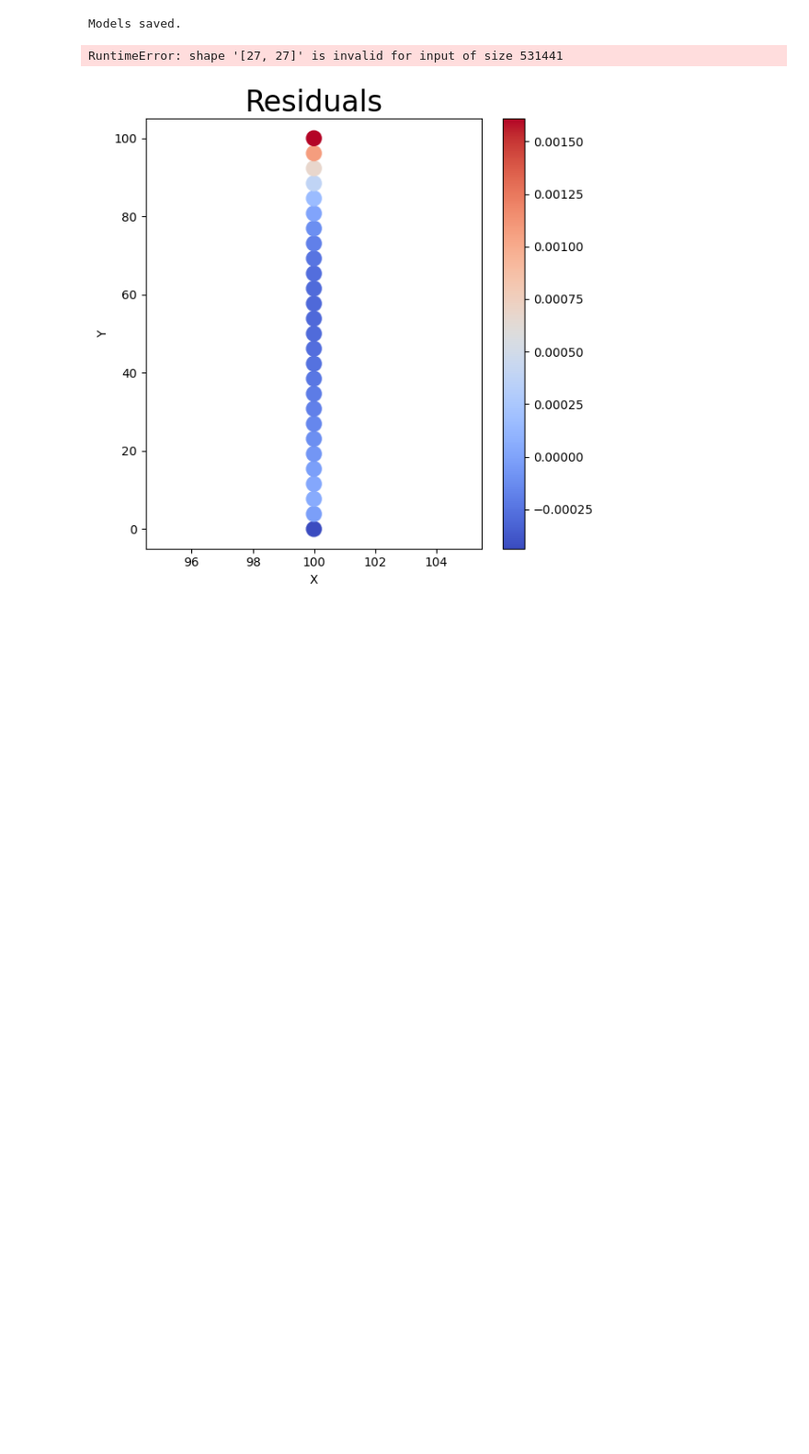
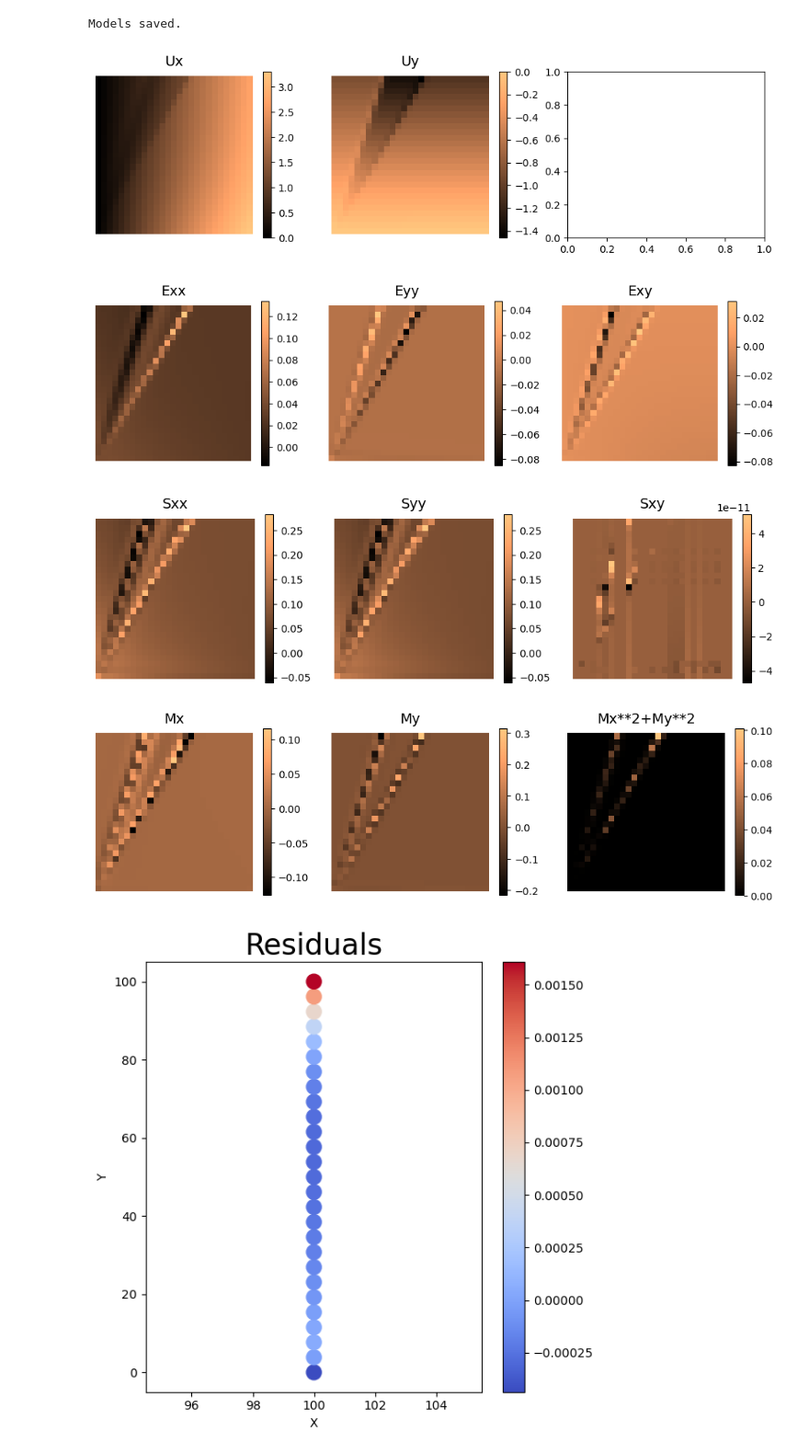
Before and after one commit to bonneted/pinn-cm, a Jupyter notebook: UQ/thin_plate.ipynb, the cells around one changed output. Shown at 92% size. Cells and saved outputs as stored; diff of their text form; code cells hidden in the pictures; blank space fills up the shorter version.

```diff
--- a/UQ/thin_plate.ipynb
+++ b/UQ/thin_plate.ipynb
@@ -595,27 +600,29 @@ y_plot = np.linspace(0, Lmax, int(N))
 X_plot, Y_plot = np.meshgrid(x_plot, y_plot)
 
 # Create a meshgrid of points
-points = np.column_stack((X_plot.ravel(), Y_plot.ravel()))
-points_tensor = torch.tensor(points).float().to(device)
-points_tensor.requires_grad = True
+Xinput = np.column_stack((X_plot.ravel(), Y_plot.ravel()))
+Xtorch = torch.tensor(Xinput).float().to(device)
+Xtorch.requires_grad = True
 
 
-Ux_mean_plot = Ux_mean(points_tensor).flatten()
-Uy_mean_plot = Uy_mean(points_tensor).flatten()
-Ux_coeffs_plot = Ux_coeffs(points_tensor).T
-Uy_coeffs_plot = Uy_coeffs(points_tensor).T
+Ux_mean_plot = Ux_mean(Xtorch).flatten()
+Uy_mean_plot = Uy_mean(Xtorch).flatten()
+Ux_coeffs_plot = Ux_coeffs(Xtorch).T
+Uy_coeffs_plot = Uy_coeffs(Xtorch).T
 
-Ux_mean_plot, Uy_mean_plot = Enforce_BC(points_tensor,Ux_mean_plot,Uy_mean_plot)
-Ux_coeffs_plot, Uy_coeffs_plot = Enforce_BC(points_tensor,Ux_coeffs_plot,Uy_coeffs_plot)
+Ux_mean_plot, Uy_mean_plot = Enforce_BC(Xtorch,Ux_mean_plot,Uy_mean_plot)
+Ux_coeffs_plot, Uy_coeffs_plot = Enforce_BC(Xtorch,Ux_coeffs_plot,Uy_coeffs_plot)
 Ux_std_plot = torch.sqrt(torch.sum(Ux_coeffs_plot**2, dim=0))
 Uy_std_plot = torch.sqrt(torch.sum(Uy_coeffs_plot**2, dim=0))
 
-C11_plot = C11[:,:,0].ravel()
-C33_plot = C33[:,:,0].ravel()
-E_means = E_nn((Ux_mean_plot,Uy_mean_plot),points_tensor)
+C11_plot = C_data[0][:,:,0].ravel()
+C33_plot = C_data[1][:,:,0].ravel()
+C_data_plot = [C[:,:,0].ravel() for C in C_data]
+
+E_means = E_nn((Ux_mean_plot,Uy_mean_plot),Xtorch)
 S_means = S_nn(E_means, C11_plot, C33_plot)
 
-M_plot = compute_PDE(points_tensor, E_means, C_data)
+M_plot = compute_PDE(Xtorch, E_means, C_data_plot)
 PDE_loss = M_plot[0]**2 + M_plot[1]**2
 M_plot.append(PDE_loss)
 
@@ -636,7 +643,7 @@ Uy_std_plot = Uy_std_plot.reshape(N, N).cpu().detach().numpy()
 
 
 with torch.no_grad():
-    Ux_pred, Uy_pred = U_nn(points_tensor, xi[0], Ux_mean, Ux_coeffs, Uy_mean, Uy_coeffs, Enforce_BC)
+    Ux_pred, Uy_pred = U_nn(Xtorch, xi[0], Ux_mean, Ux_coeffs, Uy_mean, Uy_coeffs, Enforce_BC)
 Ux_pred = Ux_pred.reshape(N, N).cpu().numpy()
 Uy_pred = Uy_pred.reshape(N, N).cpu().numpy()
 
@@ -652,34 +659,37 @@ def pcolor_plot(AX, X, Y, C, title,colormap="copper",**kwargs):
     AX.axis("off")
     AX.set_title(title, fontsize=14)
     return im
 
 
 # fig,ax = plot_field(Mx_plot,My_plot)
 # fig.suptitle('Mx', fontsize=24, y=1.05)
 
 fig, ax = plt.subplots(1, 3, figsize=(12, 3), dpi=100)
 
 for i in range(2):
     im = pcolor_plot(ax[i], X_plot, Y_plot, [Ux_mean_plot, Uy_mean_plot][i],  ["Ux", "Uy"][i])
     fig.colorbar(im, ax=ax[i])
 
 fig, ax = plt.subplots(1, 3, figsize=(12, 3), dpi=100)
 for i in range(3):
     im = pcolor_plot(ax[i], X_plot, Y_plot, E_means[i],  ["Exx", "Eyy", "Exy"][i])
     fig.colorbar(im, ax=ax[i])
 
 fig, ax = plt.subplots(1, 3, figsize=(12, 3), dpi=100)
 for i in range(3):
     im = pcolor_plot(ax[i], X_plot, Y_plot, S_means[i],  ["Sxx", "Syy", "Sxy"][i])
     fig.colorbar(im, ax=ax[i])
 
 
 fig, ax = plt.subplots(1, 3, figsize=(12, 3), dpi=100)
 for i in range(3):
     im = pcolor_plot(ax[i], X_plot, Y_plot, M_plot[i],  ["Mx", "My","Mx**2+My**2"][i])
     fig.colorbar(im, ax=ax[i])
 # %% [output]
-RuntimeError: shape '[27, 27]' is invalid for input of size 531441
+[figure, added]
+[figure, added]
+[figure, added]
+[figure, added]
 # %%
 def BC_residual(x_bc, xi, Ux_mean, Ux_coeffs, Uy_mean, Uy_coeffs, C_data,p_stress=0.1):
     """Compute the total predicted u."""
```
Also changed, not shown: parts of 10 cells of this notebook.
